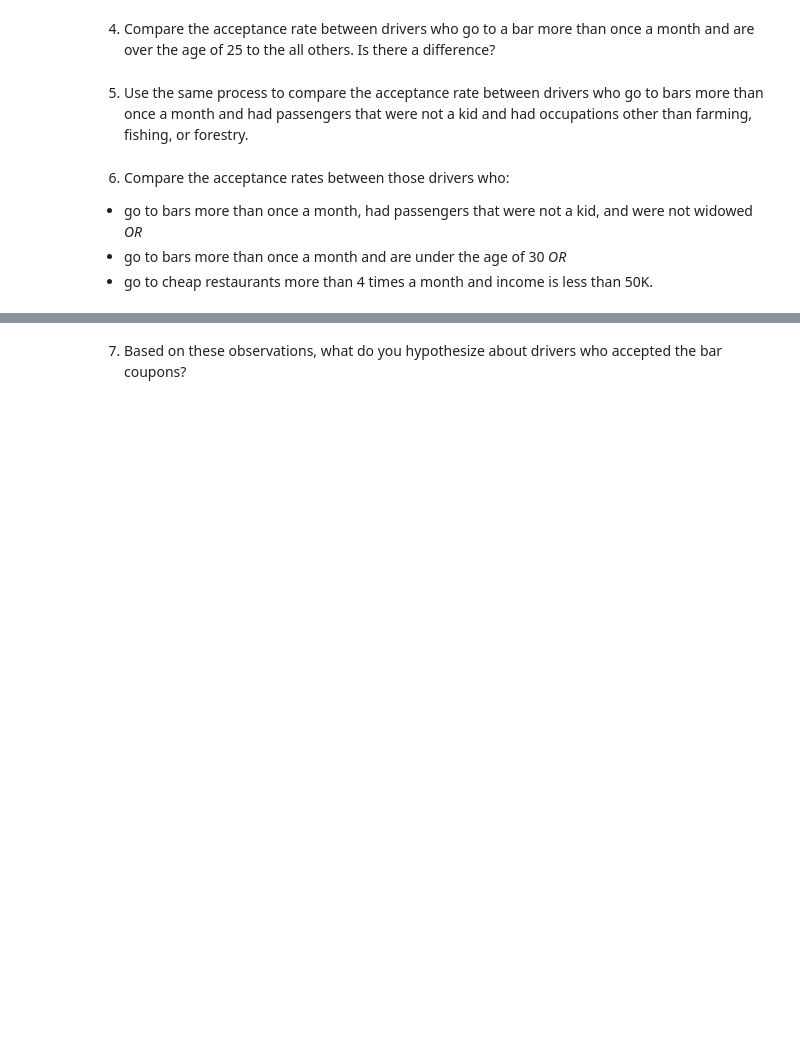
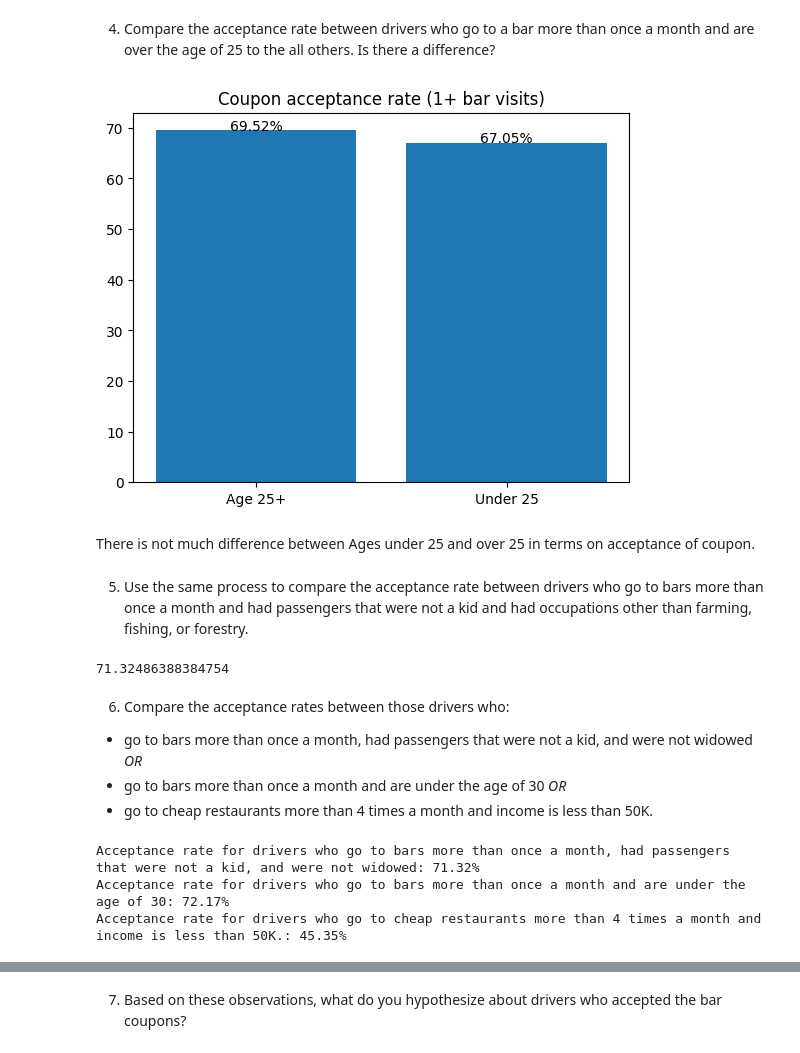
Before and after one commit to kcthota/AIML-coupon-exercise, a Jupyter notebook: prompt.ipynb, the cells around one changed output, grey strips where cells are left out. Cells and saved outputs as stored; diff of their text form; code cells hidden in the pictures; blank space fills up the shorter version.

```diff
--- a/prompt.ipynb
+++ b/prompt.ipynb
@@ -223,11 +239,59 @@ plt.show()
 [figure]
 # %% [markdown]
 4. Compare the acceptance rate between drivers who go to a bar more than once a month and are over the age of 25 to the all others.  Is there a difference?
+# %%
+query_gt_1 = ['1~3', '4~8', 'gt8']
+
+acceptance_visit_gt_1_over25 = bar_df.query('(Bar in @query_gt_1) &  (age_int > 25) & Y == 1').shape[0] / bar_df.query('(Bar in @query_gt_1) & (age_int >25)').shape[0] * 100
+acceptance_visit_gt_1_under25 = bar_df.query('(Bar in @query_gt_1) & (age_int <= 25) & Y == 1').shape[0] / bar_df.query('(Bar in @query_gt_1) & (age_int <= 25)').shape[0] * 100
+
+acceptance = [acceptance_visit_gt_1_over25, acceptance_visit_gt_1_under25]
+plt.bar(['Age 25+', 'Under 25'], acceptance)
+plt.title('Coupon acceptance rate (1+ bar visits)')
+for index, value in enumerate(acceptance):
+    plt.text(index, value, f'{value:.2f}%', ha='center')
+plt.show()
+# %% [output]
+[figure, added]
+# %% [markdown]
+There is not much difference between Ages under 25 and over 25 in terms on acceptance of coupon.
 # %% [markdown]
 5. Use the same process to compare the acceptance rate between drivers who go to bars more than once a month and had passengers that were not a kid and had occupations other than farming, fishing, or forestry.
+# %%
+query_gt_1 = ['1~3', '4~8', 'gt8']
+passenger_conditions  = ['Alone', 'Friend(s)', 'Partner']
+
+#bar visits > 1, not with kids, not farming, fishing or forestry
+condition = '(Bar in @query_gt_1) &  (passenger in  @passenger_conditions) & (occupation != \'Farming Fishing & Forestry\')'
+# acceptance_visit_gt_1_over25 = bar_df.query('(Bar in @query_gt_1) &  (passanger not in  @passenger_conditions) & (occupation == \'Farming Fishing & Forestry\') & (Y == 1)').shape[0] / bar_df.query('(Bar in @query_gt_1) &  (passanger not in  @passenger_conditions) & (occupation == \'Farming Fishing & Forestry\')').shape[0] * 100
+
+bar_df.query(condition + ' & (Y == 1)').shape[0] /bar_df.query(condition).shape[0] * 100
+# %% [output]
+71.32486388384754
 # %% [markdown]
 6. Compare the acceptance rates between those drivers who:
 
 - go to bars more than once a month, had passengers that were not a kid, and were not widowed *OR*
 - go to bars more than once a month and are under the age of 30 *OR*
 - go to cheap restaurants more than 4 times a month and income is less than 50K.
+# %%
+query_gt_1 = ['1~3', '4~8', 'gt8']
+passenger_conditions  = ['Alone', 'Friend(s)', 'Partner']
+
+condition_1 = '(Bar in @query_gt_1) & (passenger in  @passenger_conditions) & (maritalStatus != \'Widowed\')'
+acceptance_1 = bar_df.query(condition_1 + ' & (Y == 1)').shape[0] /bar_df.query(condition_1).shape[0]
+print(f'Acceptance rate for drivers who go to bars more than once a month, had passengers that were not a kid, and were not widowed: {acceptance_1:.2%}')
+
+condition_2 = '(Bar in @query_gt_1) &  (age_int < 30)'
+acceptance_2 = bar_df.query(condition_2 + ' & (Y == 1)').shape[0] /bar_df.query(condition_2).shape[0]
+print(f'Acceptance rate for drivers who go to bars more than once a month and are under the age of 30: {acceptance_2:.2%}')
+
+income_ranges = ['$25000 - $37499', '$12500 - $24999', '$37500 - $49999', 'Less than $12500']
+visits_gt_4 = ['4~8', 'gt8']
+condition_3 = '(RestaurantLessThan20 in @visits_gt_4) & (income in  @income_ranges)'
+acceptance_3 = bar_df.query(condition_3 + ' & (Y == 1)').shape[0] /bar_df.query(condition_3).shape[0]
+print(f'Acceptance rate for drivers who go to cheap restaurants more than 4 times a month and income is less than 50K.: {acceptance_3:.2%}')
+# %% [output]
+Acceptance rate for drivers who go to bars more than once a month, had passengers that were not a kid, and were not widowed: 71.32%
+Acceptance rate for drivers who go to bars more than once a month and are under the age of 30: 72.17%
+Acceptance rate for drivers who go to cheap restaurants more than 4 times a month and income is less than 50K.: 45.35%
```
Also changed, not shown: parts of 27 cells of this notebook.
